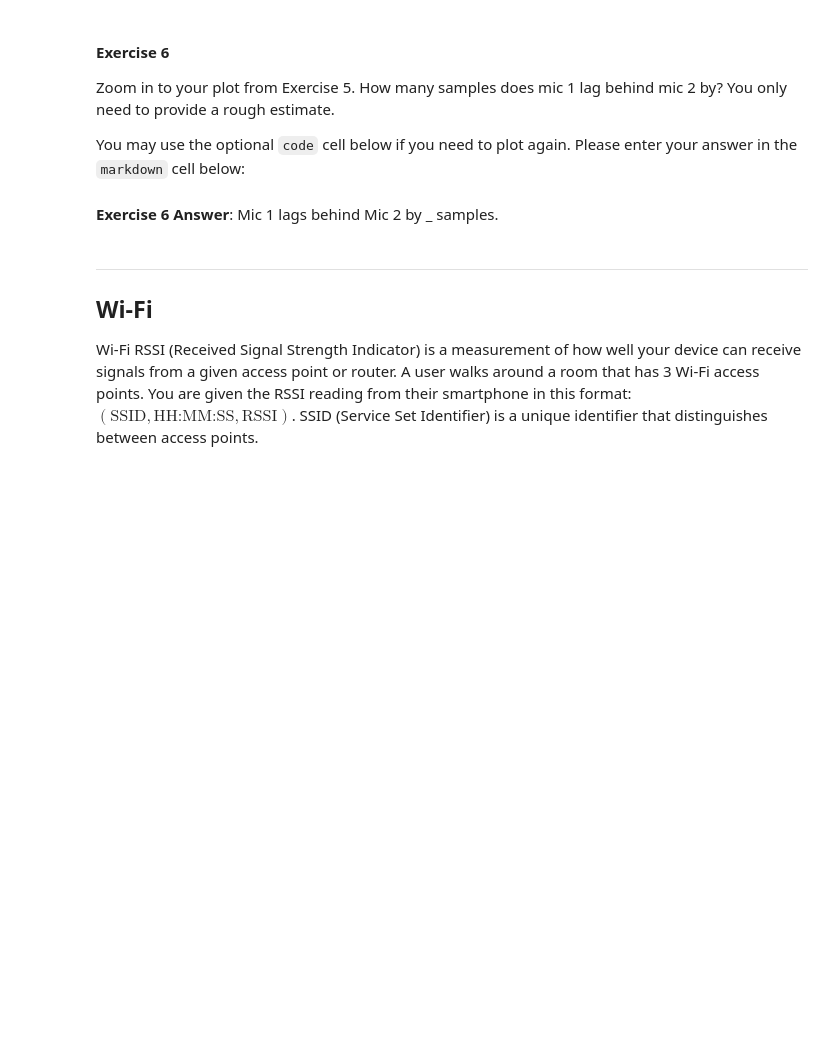
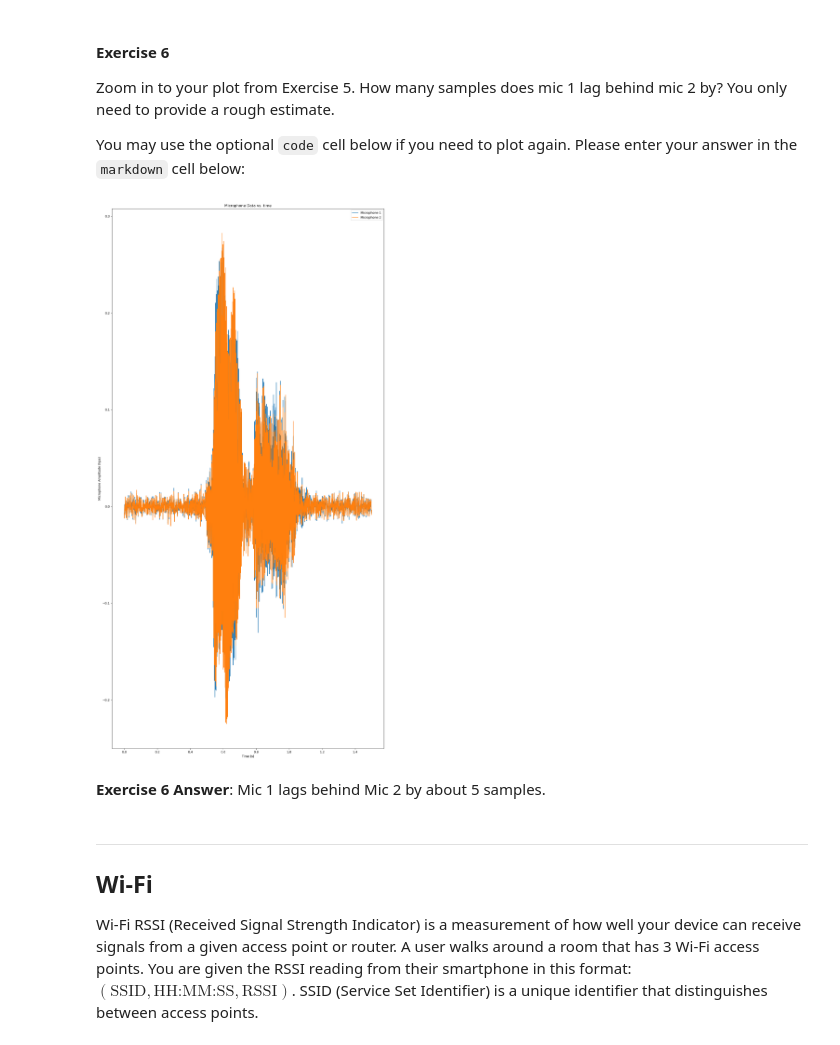
Before and after one commit to kbchung2/ECE_434, a Jupyter notebook: MP1_data_visualization/MP1_data_visualization/MP1.ipynb, the cells around one changed output. Drawn from its saved outputs; the diff is of its cells as text; code cells hidden in the pictures; blank space fills up the shorter version.

```diff
--- a/MP1_data_visualization/MP1_data_visualization/MP1.ipynb
+++ b/MP1_data_visualization/MP1_data_visualization/MP1.ipynb
@@ -157,5 +186,18 @@ You may use the optional `code` cell below if you need to plot again. Please ent
+# %%
+# (Optional) Exercise 6 code here:
+plt.figure(figsize= (16,32))
+plt.xlabel("Time (s)" )
+plt.ylabel("Microphone Amplitude (hpa)")
+plt.title("Microphone Data vs. time")
+plt.plot(time_1,mic_1)
+plt.plot(time_2,mic_2)
+plt.legend([one,two], loc = "upper right")
+
+plt.show()
+# %% [output]
+[figure, added]
 # %% [markdown]
-**Exercise 6 Answer**: Mic 1 lags behind Mic 2 by _ samples.
+**Exercise 6 Answer**: Mic 1 lags behind Mic 2 by about 5 samples.
 # %% [markdown]
 ---
 ## Wi-Fi
```
Also changed, not shown: parts of 11 cells of this notebook.
